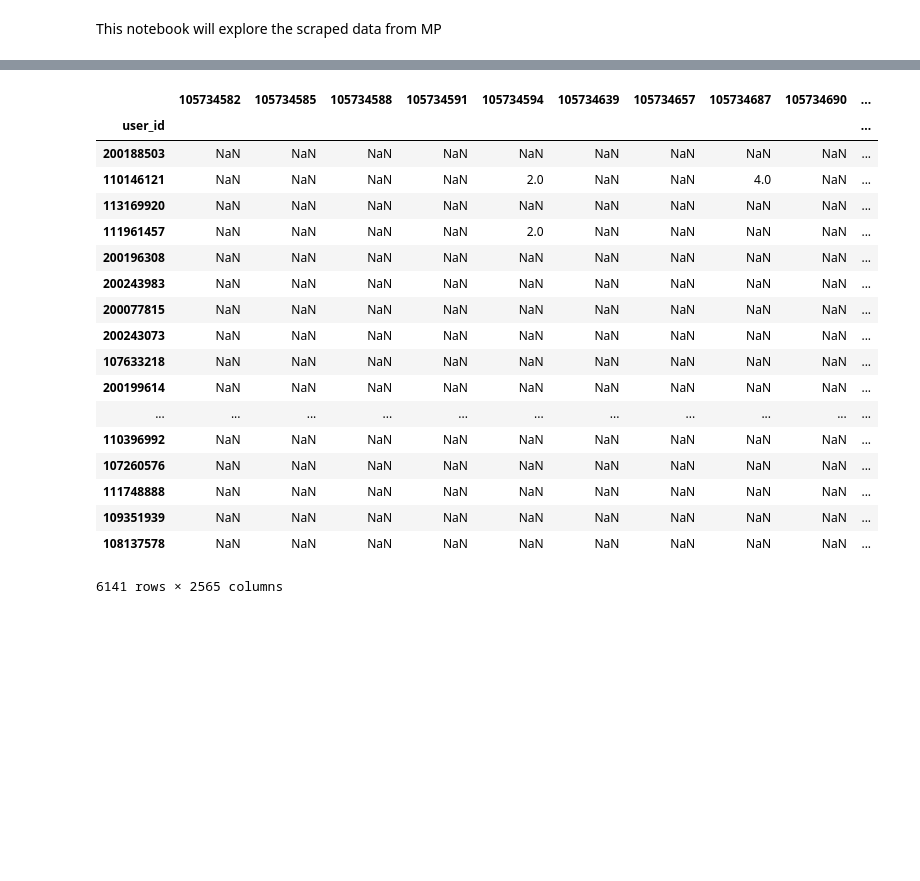
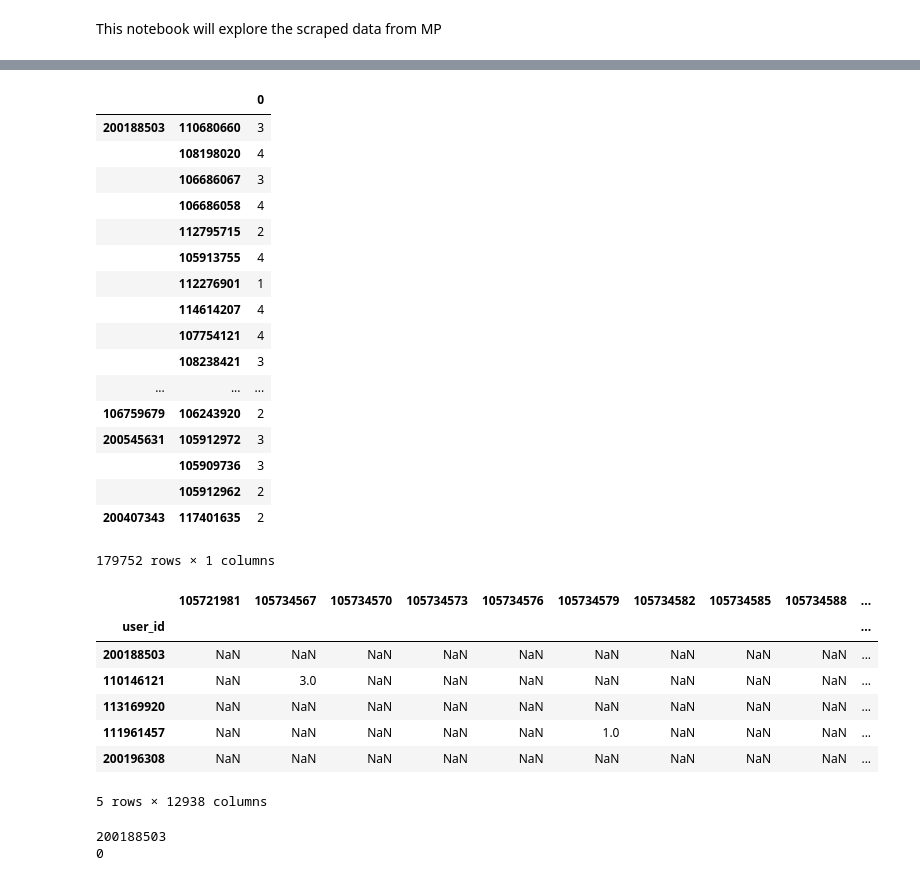
Before and after one commit to glabaria/NextClimb, a Jupyter notebook: MountainProject Data Exploration.ipynb, the cells around one changed output, grey strips where cells are left out. Drawn from its saved outputs; the diff is of its cells as text; code cells hidden in the pictures; blank space fills up the shorter version.

```diff
--- a/MountainProject Data Exploration.ipynb
+++ b/MountainProject Data Exploration.ipynb
@@ -132,32 +155,50 @@ for user_id, d in user_id_dict.items():
     frames.append(pd.DataFrame.from_dict(d, orient='index'))
 
 df = pd.concat(frames, keys=user_ids)
+# %%
+df
+# %% [output]
+|  |  | 0 |
+| 200188503 | 110680660 | 3 |
+|  | 108198020 | 4 |
+|  | 106686067 | 3 |
+|  | 106686058 | 4 |
+|  | 112795715 | 2 |
+|  | 105913755 | 4 |
+|  | 112276901 | 1 |
+|  | 114614207 | 4 |
+|  | 107754121 | 4 |
+|  | 108238421 | 3 |
+| ... | ... | ... |
+| 106759679 | 106243920 | 2 |
+| 200545631 | 105912972 | 3 |
+|  | 105909736 | 3 |
+|  | 105912962 | 2 |
+| 200407343 | 117401635 | 2 |
+179752 rows × 1 columns
 # %%
 df2 = df.unstack(level=-1)
 df3 = df2[0]
 #df4 = df3.reset_index()
 #df4.rename(columns={'index':'user_id'}, inplace=True)
 df3.index.name = 'user_id'
 df_users = df3
-df_users
+df_users.head()
 # %% [output]
-|  | 105734582 | 105734585 | 105734588 | 105734591 | 105734594 | 105734639 | 105734657 | 105734687 | 105734690 | ... |
+|  | 105721981 | 105734567 | 105734570 | 105734573 | 105734576 | 105734579 | 105734582 | 105734585 | 105734588 | ... |
 | user_id |  |  |  |  |  |  |  |  |  | ... |
 | 200188503 | NaN | NaN | NaN | NaN | NaN | NaN | NaN | NaN | NaN | ... |
-| 110146121 | NaN | NaN | NaN | NaN | 2.0 | NaN | NaN | 4.0 | NaN | ... |
+| 110146121 | NaN | 3.0 | NaN | NaN | NaN | NaN | NaN | NaN | NaN | ... |
 | 113169920 | NaN | NaN | NaN | NaN | NaN | NaN | NaN | NaN | NaN | ... |
-| 111961457 | NaN | NaN | NaN | NaN | 2.0 | NaN | NaN | NaN | NaN | ... |
+| 111961457 | NaN | NaN | NaN | NaN | NaN | 1.0 | NaN | NaN | NaN | ... |
 | 200196308 | NaN | NaN | NaN | NaN | NaN | NaN | NaN | NaN | NaN | ... |
-| 200243983 | NaN | NaN | NaN | NaN | NaN | NaN | NaN | NaN | NaN | ... |
-| 200077815 | NaN | NaN | NaN | NaN | NaN | NaN | NaN | NaN | NaN | ... |
-| 200243073 | NaN | NaN | NaN | NaN | NaN | NaN | NaN | NaN | NaN | ... |
-| 107633218 | NaN | NaN | NaN | NaN | NaN | NaN | NaN | NaN | NaN | ... |
-| 200199614 | NaN | NaN | NaN | NaN | NaN | NaN | NaN | NaN | NaN | ... |
-| ... | ... | ... | ... | ... | ... | ... | ... | ... | ... | ... |
-| 110396992 | NaN | NaN | NaN | NaN | NaN | NaN | NaN | NaN | NaN | ... |
-| 107260576 | NaN | NaN | NaN | NaN | NaN | NaN | NaN | NaN | NaN | ... |
-| 111748888 | NaN | NaN | NaN | NaN | NaN | NaN | NaN | NaN | NaN | ... |
-| 109351939 | NaN | NaN | NaN | NaN | NaN | NaN | NaN | NaN | NaN | ... |
-| 108137578 | NaN | NaN | NaN | NaN | NaN | NaN | NaN | NaN | NaN | ... |
-6141 rows × 2565 columns
+5 rows × 12938 columns
+# %%
+#get first position
+ind_loc = df_users.index.get_loc(200188503)
+print(df_users.index[ind_loc])
+print(ind_loc)
+# %% [output]
+200188503
+0
 # %%
```
Also changed, not shown: parts of 27 cells of this notebook, 3 other files.
